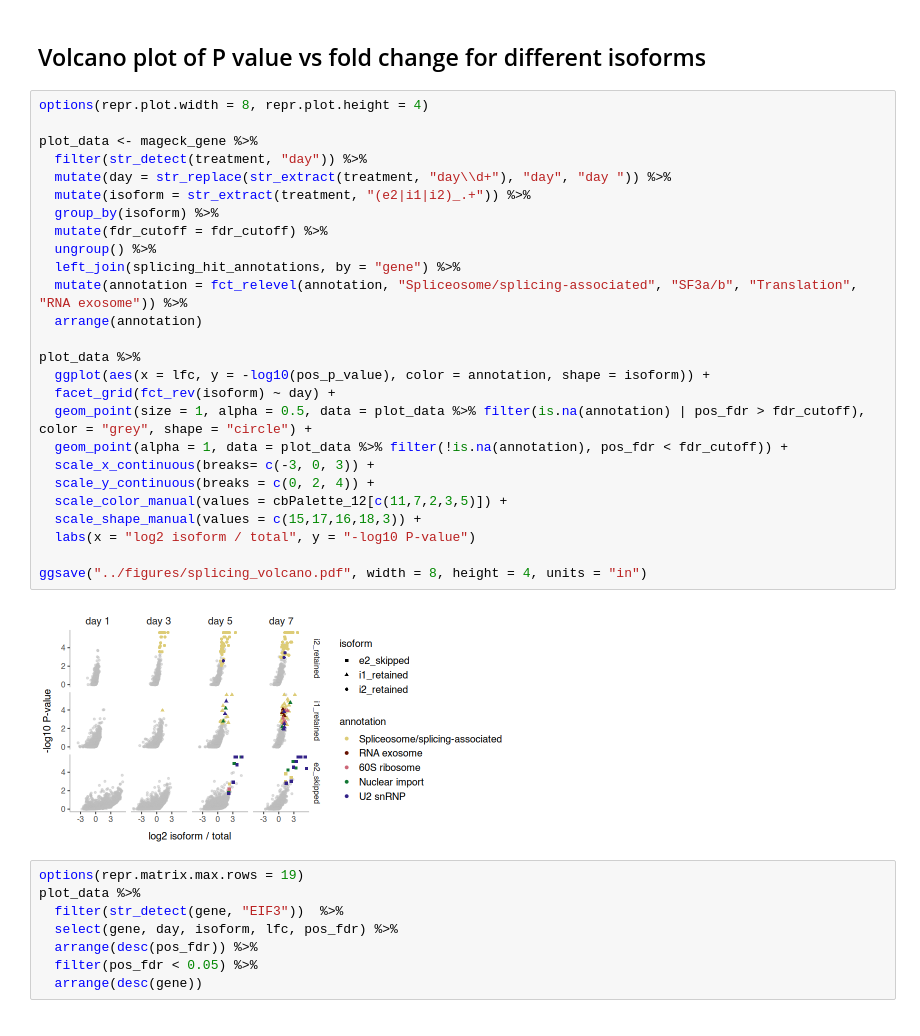
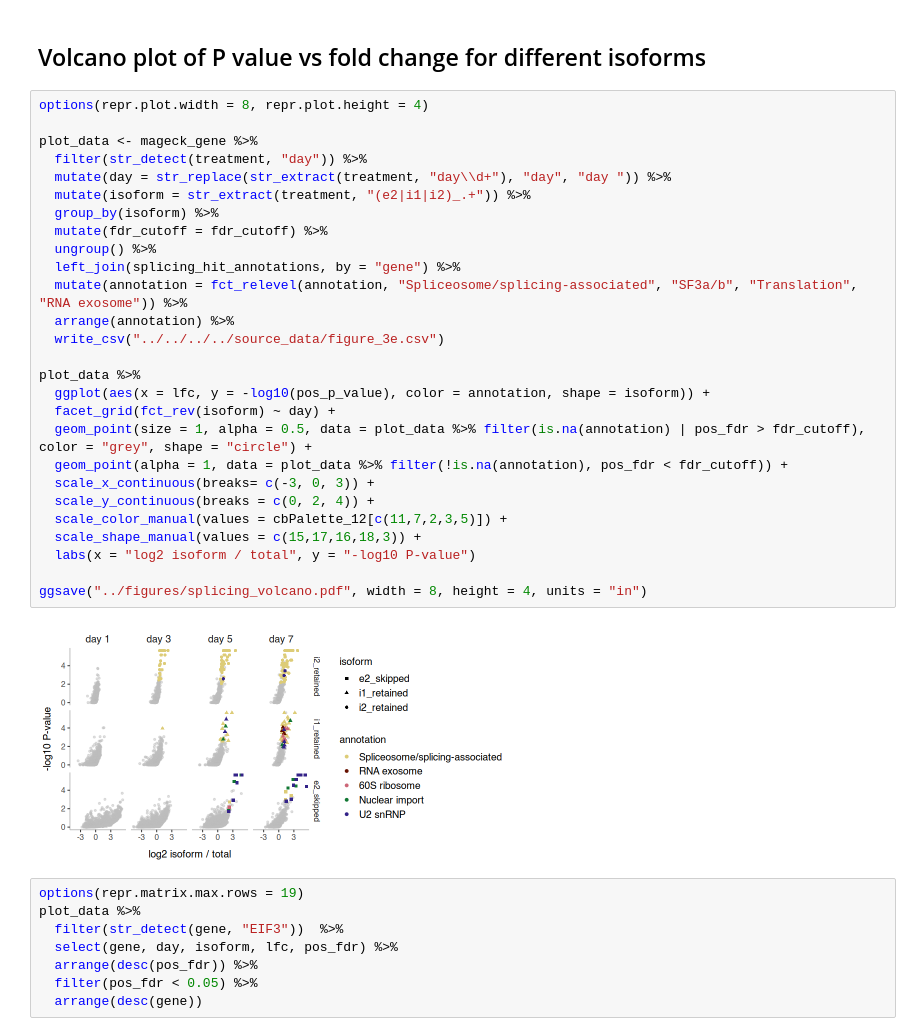
Before and after one commit to rasilab/nugent_2024, a Jupyter notebook: analysis/barcodeseq/rbp_barcode_screens/scripts/plot_splicing_results.ipynb, the cells around one changed output. Cells and saved outputs as stored; diff of their text form.

```diff
--- a/analysis/barcodeseq/rbp_barcode_screens/scripts/plot_splicing_results.ipynb
+++ b/analysis/barcodeseq/rbp_barcode_screens/scripts/plot_splicing_results.ipynb
@@ -158,31 +159,32 @@ splicing_hit_annotations <- read_csv("../annotations/splicing_hit_annotations.cs
 # %%
 options(repr.plot.width = 8, repr.plot.height = 4)
 
 plot_data <- mageck_gene %>%
   filter(str_detect(treatment, "day")) %>%
   mutate(day = str_replace(str_extract(treatment, "day\\d+"), "day", "day ")) %>%
   mutate(isoform = str_extract(treatment, "(e2|i1|i2)_.+")) %>%
   group_by(isoform) %>%
   mutate(fdr_cutoff = fdr_cutoff) %>%
   ungroup() %>%
   left_join(splicing_hit_annotations, by = "gene") %>%
   mutate(annotation = fct_relevel(annotation, "Spliceosome/splicing-associated", "SF3a/b", "Translation", "RNA exosome")) %>%
-  arrange(annotation)
+  arrange(annotation) %>%
+  write_csv("../../../../source_data/figure_3e.csv")
 
 plot_data %>%
   ggplot(aes(x = lfc, y = -log10(pos_p_value), color = annotation, shape = isoform)) +
   facet_grid(fct_rev(isoform) ~ day) +
   geom_point(size = 1, alpha = 0.5, data = plot_data %>% filter(is.na(annotation) | pos_fdr > fdr_cutoff), color = "grey", shape = "circle") +
   geom_point(alpha = 1, data = plot_data %>% filter(!is.na(annotation), pos_fdr < fdr_cutoff)) +
   scale_x_continuous(breaks= c(-3, 0, 3)) +
   scale_y_continuous(breaks = c(0, 2, 4)) +
   scale_color_manual(values = cbPalette_12[c(11,7,2,3,5)]) +
   scale_shape_manual(values = c(15,17,16,18,3)) +
   labs(x = "log2 isoform / total", y = "-log10 P-value")
 
 ggsave("../figures/splicing_volcano.pdf", width = 8, height = 4, units = "in")
 # %% [output]
-[figure, old version]
+[figure, new version]
 # %%
 options(repr.matrix.max.rows = 19)
 plot_data %>%
```
Also changed, not shown: parts of 5 cells of this notebook, 5 other files.
